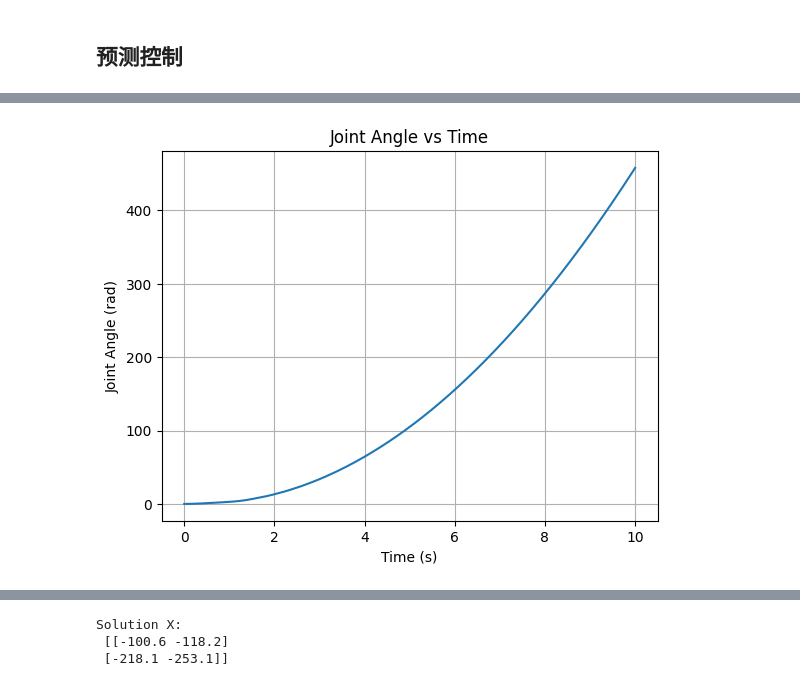
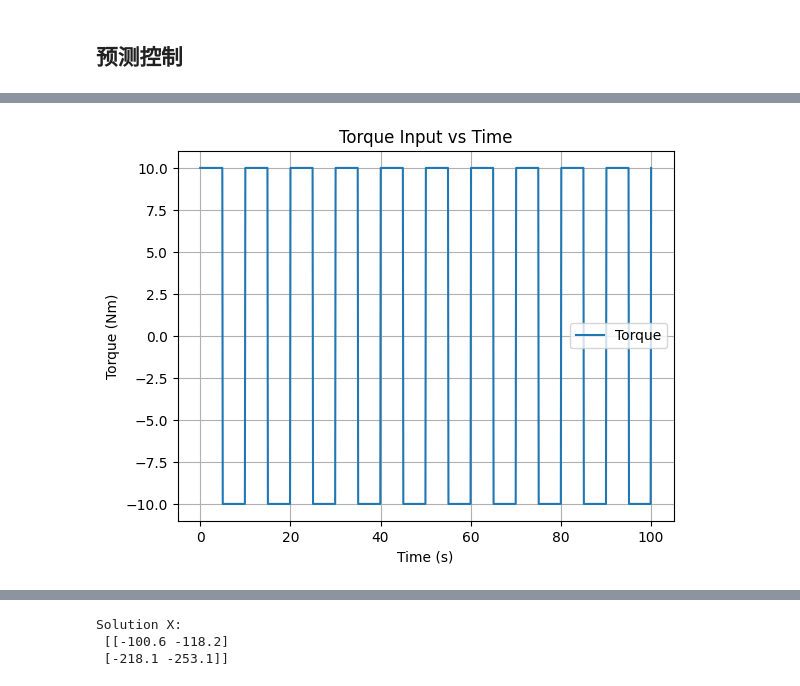
Before and after one commit to Ykiiii/Timing-signal-analysis, a Jupyter notebook: RNN.ipynb, the cells around one changed output, grey strips where cells are left out. Drawn from its saved outputs; the diff is of its cells as text; code cells hidden in the pictures.

```diff
--- a/RNN.ipynb
+++ b/RNN.ipynb
@@ -812,46 +449,85 @@ pre_step:1 (25355.9104731067, 159.23539328022116, 123.76474131452072, 0.75281573
 # %%
 import numpy as np
 import matplotlib.pyplot as plt
 from scipy.integrate import odeint
 
-def dynamics(theta, t, torque):
-    # 这里假设系统为单自由度（单个关节），所以只有一个状态变量theta
-    # torque是关节扭矩，t是时间
+def torque_function(t):
+    # 生成扭矩函数
+    period = 10
+    amplitude = 10
+    duty_cycle = 0.5
+    t_in_period = t % period
+    if t_in_period < period * duty_cycle:
+        return amplitude
+    else:
+        return -amplitude
 
-    # 系统参数
-    m = 1.0  # 质量
-    l = 1.0  # 长度
-    g = 9.81  # 重力加速度
+class PlantModel:
+    def __init__(self, initial_angle=0.0, initial_angular_velocity=0.0):
+        self.initial_angle = initial_angle
+        self.initial_angular_velocity = initial_angular_velocity
 
-    # 动力学方程
-    theta_dot = theta[1]
-    theta_dot_dot = (torque - m * g * l * np.sin(theta[0]))  # 简化为单个关节情况下的动力学方程
+    def dynamics(self, theta, t, torque_function):
+        # 这里假设系统为单自由度（单个关节），所以只有一个状态变量theta
+        # torque是关节扭矩，t是时间
+        torque = torque_function(t)
+        # 系统参数
+        m = 1.0  # 质量
+        l = 1.0  # 长度
+        g = 9.81  # 重力加速度
+        friction_coefficient = 0.1 # 摩擦系数
+        inertia = 0.5 # 惯性
+        # 动力学方程
+        theta_dot = theta[1]
+        theta_dot_dot = (torque - friction_coefficient * theta[1] - m * g * l * np.sin(theta[0])) / inertia
+        return [theta_dot, theta_dot_dot]
 
-    return [theta_dot, theta_dot_dot]
+    def simulate(self, current_angle, current_angular_velocity, t_list,torque_function):
+        # 模拟函数，模拟关节角度随时间的变化
+        # 初始条件
+        theta_initial = [current_angle, current_angular_velocity]  # 初始角度和初始角速度
+        # 使用odeint求解微分方程
+        theta = odeint(self.dynamics, theta_initial, t_list, args=(torque_function,))
+        # 返回角度、角速度随时间的变化
+        return theta
 
-def simulate(torque):
-    # 模拟函数，给定关节扭矩，模拟关节角度随时间的变化
+# 使用
+initial_angle = 0.0
+initial_angular_velocity = 0.0
+plant = PlantModel(initial_angle, initial_angular_velocity)
 
-    # 初始条件
-    theta_initial = [0.0, 0.0]  # 初始角度和初始角速度
-    t = np.linspace(0, 10, 1000)  # 时间从0到10秒，共1000个时间步长
+# 假设当前角度和角速度
+current_angle = initial_angle
+current_angular_velocity = initial_angular_velocity
 
-    # 使用odeint求解微分方程
-    theta = odeint(dynamics, theta_initial, t, args=(torque,))
+# 模拟关节角度随时间的变化
+t_list = np.linspace(0, 100, 1000)  # 时间从0到100秒，共1000个时间步长
+torque_values = [torque_function(ti) for ti in t_list]
+angles = plant.simulate(current_angle, current_angular_velocity, t_list,torque_function)
 
-    # 返回角度随时间的变化
-    return t, theta[:, 0]
+# 绘制扭矩输入序列
+plt.plot(t_list, torque_values, label='Torque')
+plt.xlabel('Time (s)')
+plt.ylabel('Torque (Nm)')
+plt.title('Torque Input vs Time')
+plt.grid(True)
+plt.legend()
+plt.show()
 
-# 示例：给定一个恒定的关节扭矩
-torque = 10.0  # 假设扭矩为10 Nm
-t, angles = simulate(torque)
-
-# 绘制图表
-plt.plot(t, angles)
+# 绘制关节角度随时间的变化
+plt.plot(t_list, angles[:,0])
 plt.xlabel('Time (s)')
 plt.ylabel('Joint Angle (rad)')
 plt.title('Joint Angle vs Time')
 plt.grid(True)
 plt.show()
+
+# 绘制关节角速度随时间的变化
+plt.plot(t_list, angles[:,1])
+plt.xlabel('Time (s)')
+plt.ylabel('Joint Angle Velocity (rad/s)')
+plt.title('Joint Angle Velocity vs Time')
+plt.grid(True)
+plt.show()
 # %% [output]
-[figure, old version]
+[figure, new version]
```
Also changed, not shown: parts of 42 cells of this notebook.
